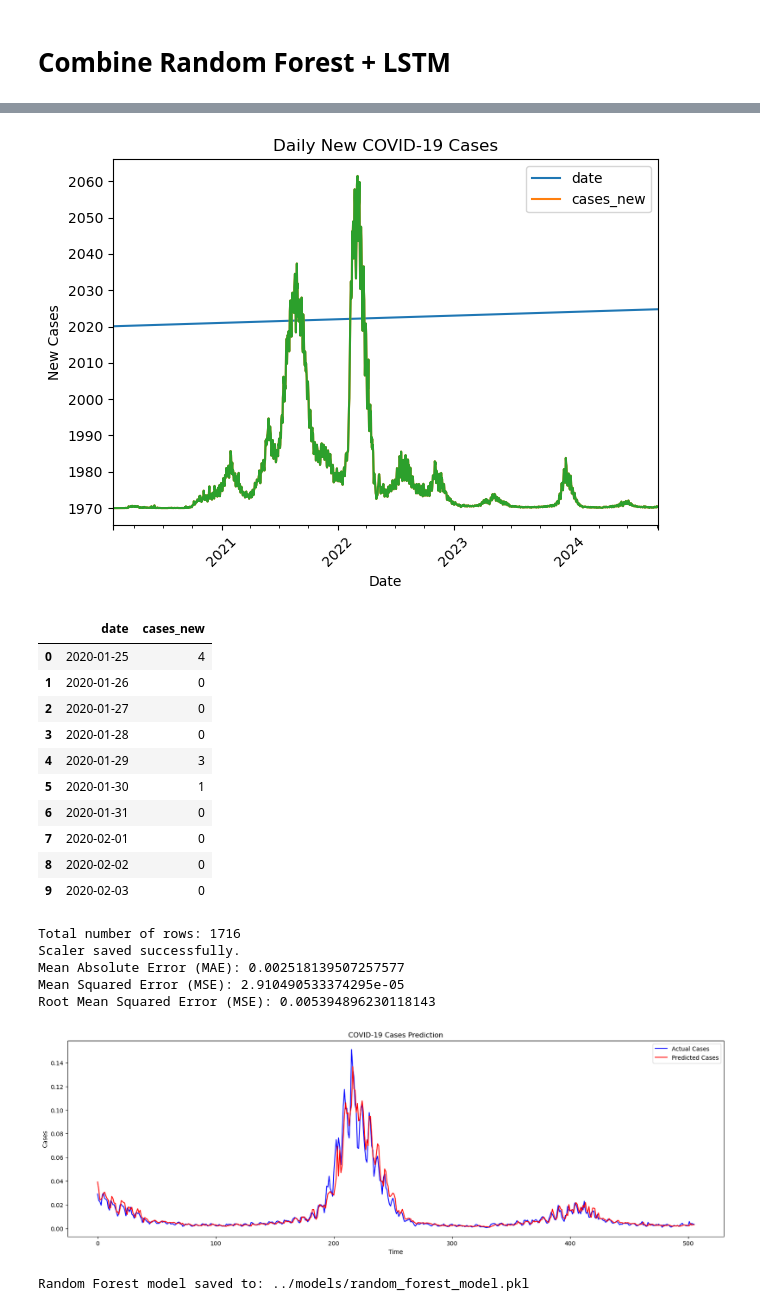
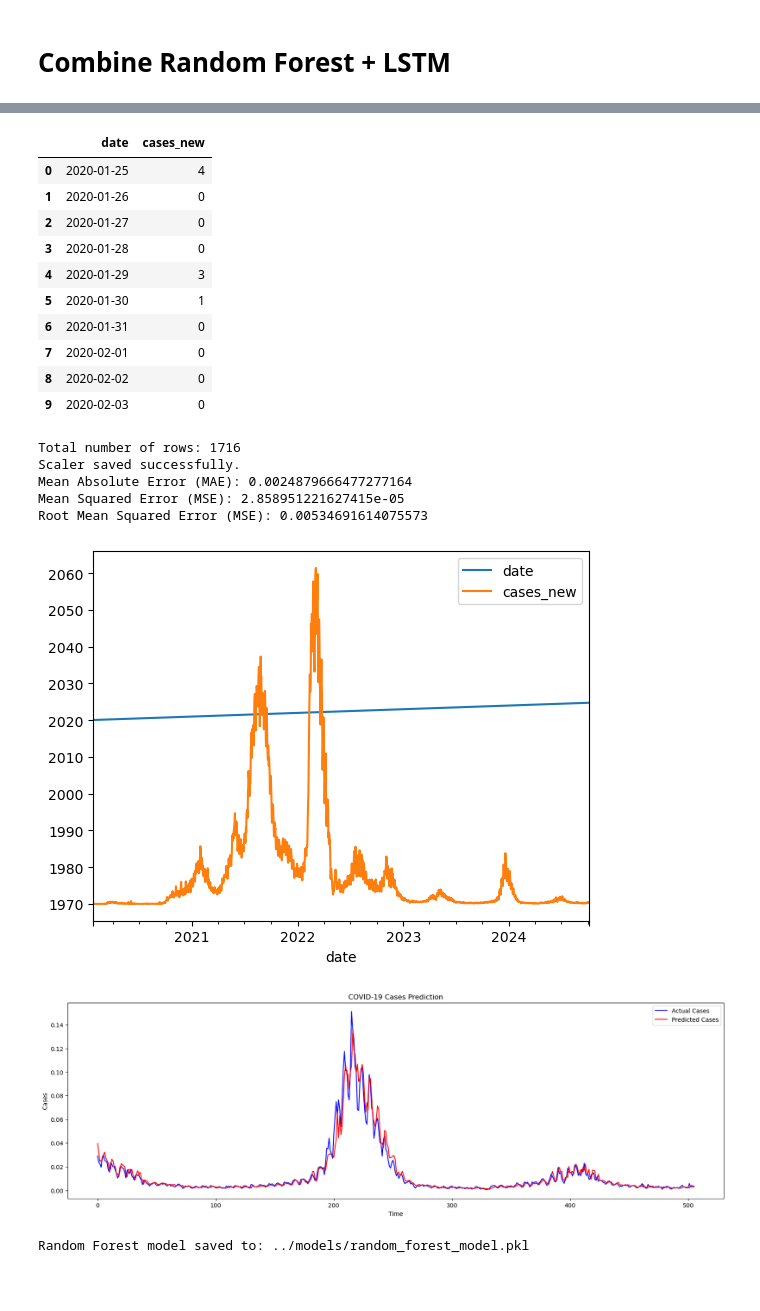
Before and after one commit to nursahiraa/fyp, a Jupyter notebook: dataSpell/fyp-master/notebooks/RFnLSTM.ipynb, the cells around one changed output, grey strips where cells are left out. Cells and saved outputs as stored; diff of their text form; code cells hidden in the pictures; blank space fills up the shorter version.

```diff
--- a/dataSpell/fyp-master/notebooks/RFnLSTM.ipynb
+++ b/dataSpell/fyp-master/notebooks/RFnLSTM.ipynb
@@ -59,15 +59,6 @@ print( df_grouped.isna().sum())
 # Fill or drop missing values
 df_grouped.fillna(0, inplace=True)
 
-# Plot the total new cases per day
-plt.plot(df_grouped['date'], df_grouped['cases_new'])
-plt.xlabel('Date')
-plt.ylabel('New Cases')
-plt.title('Daily New COVID-19 Cases')
-plt.xticks(rotation=45) # Rotate x-axis labels for better readability
-plt.tight_layout() # Adjust layout to avoid overlap
-plt.show()
-
 # Display the aggregated data
 display(df_grouped.head(10))
 
@@ -114,7 +105,7 @@ X, y = create_features(data_for_rf)
 X_train, X_test, y_train, y_test = train_test_split(X.reshape(X.shape[0], -1), y, train_size=0.7, shuffle=False)
 
 # Initialize the model
-rf_regressor = RandomForestRegressor(n_estimators=100, random_state=42)# check balik berapa/apa itu banyak random state ?
+rf_regressor = RandomForestRegressor(n_estimators=200, random_state=42)
 rf_regressor.fit(X_train, y_train)# Train the model
 y_pred = rf_regressor.predict(X_test)# Make predictions
 
@@ -140,37 +131,37 @@ plt.show()
 missing values in dataset:
 date         0
 cases_new    0
 dtype: int64
 length of dataset:  1716
 date         datetime64[ns]
 cases_new             int64
 dtype: object
             count                           mean                  min  \
 date         1716  2022-05-31 12:00:00.000000256  2020-01-25 00:00:00
 cases_new  1716.0                    3097.769814                  0.0
 
 ... (7 lines left out)
 missing values in dataset:
 date         0
 cases_new    0
 dtype: int64
-[figure, old version]
 |  | date | cases_new |
 | 0 | 2020-01-25 | 4 |
 | 1 | 2020-01-26 | 0 |
 | 2 | 2020-01-27 | 0 |
 | 3 | 2020-01-28 | 0 |
 | 4 | 2020-01-29 | 3 |
 | 5 | 2020-01-30 | 1 |
 | 6 | 2020-01-31 | 0 |
 | 7 | 2020-02-01 | 0 |
 | 8 | 2020-02-02 | 0 |
 | 9 | 2020-02-03 | 0 |
 Total number of rows: 1716
 Scaler saved successfully.
-Mean Absolute Error (MAE): 0.002518139507257577
-Mean Squared Error (MSE): 2.910490533374295e-05
-Root Mean Squared Error (MSE): 0.005394896230118143
+Mean Absolute Error (MAE): 0.0024879666477277164
+Mean Squared Error (MSE): 2.858951221627415e-05
+Root Mean Squared Error (MSE): 0.00534691614075573
+[figure, new version]
 [figure]
 # %%
 # Save the Random Forest model
```
Also changed, not shown: parts of 8 cells of this notebook, 2 other files.
